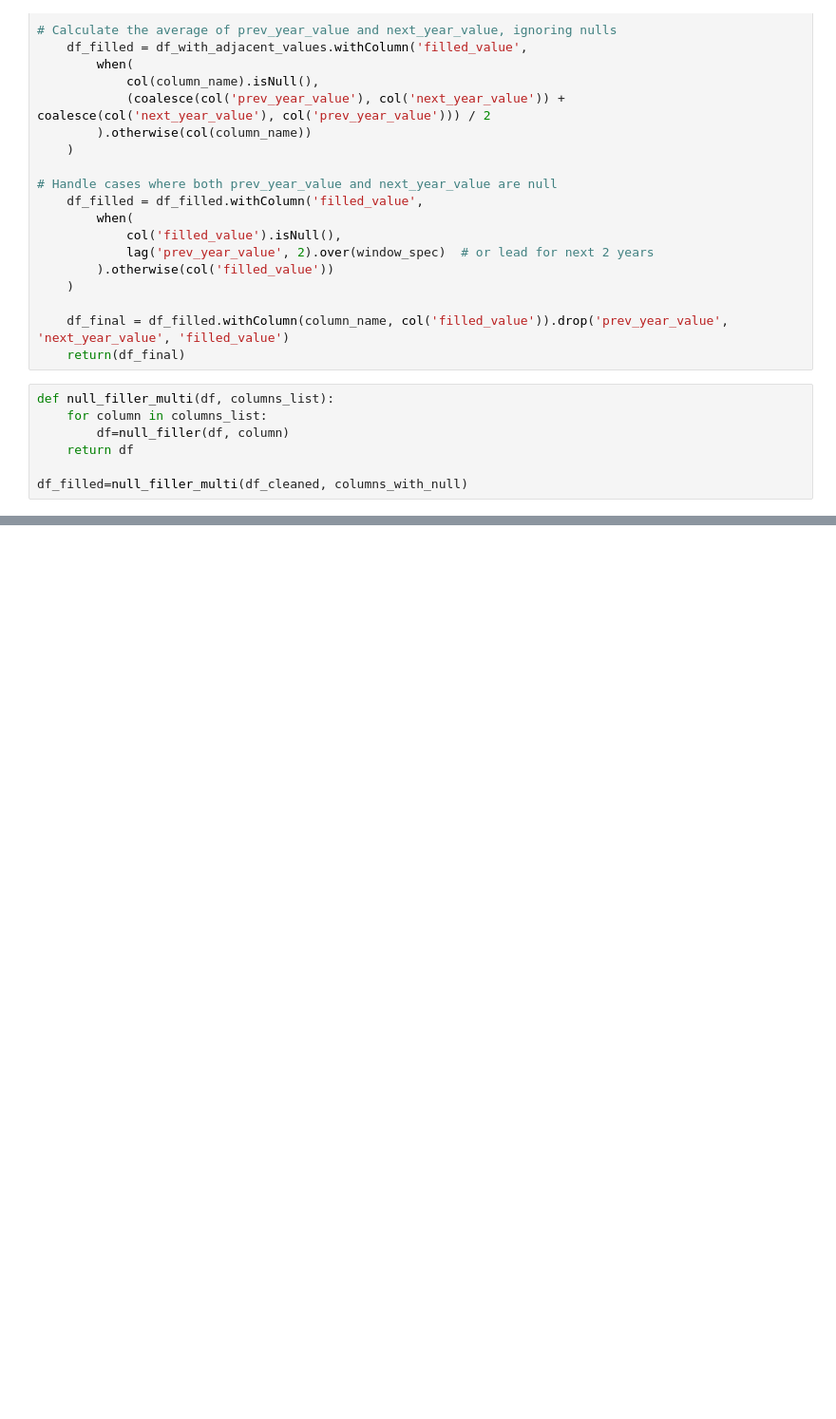
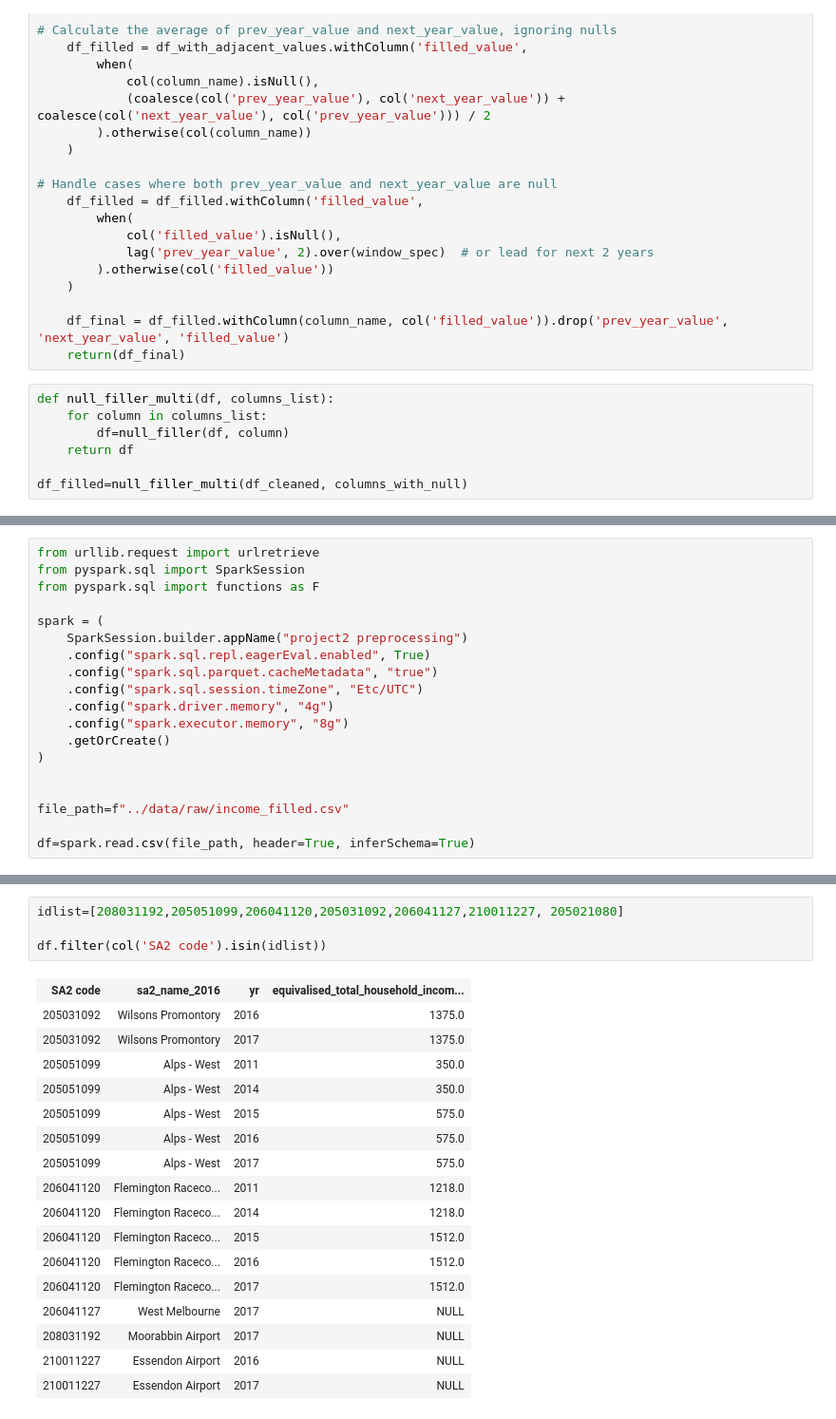
Before and after one commit to MAST30034-AppliedDataScience/project-2-group-real-estate-industry-project-19, a Jupyter notebook: notebooks/preprocess_income.ipynb, the cells around one changed output, grey strips where cells are left out. Shown at 95% size. Saved outputs shown, nothing was run; the diff lists cells and outputs as text; blank space fills up the shorter version.

```diff
--- a/notebooks/preprocess_income.ipynb
+++ b/notebooks/preprocess_income.ipynb
@@ -92,0 +112,19 @@ df_filled=null_filler_multi(df_cleaned, columns_with_null)
+# %%
+from urllib.request import urlretrieve
+from pyspark.sql import SparkSession
+from pyspark.sql import functions as F
+
+spark = (
+    SparkSession.builder.appName("project2 preprocessing")
+    .config("spark.sql.repl.eagerEval.enabled", True)
+    .config("spark.sql.parquet.cacheMetadata", "true")
+    .config("spark.sql.session.timeZone", "Etc/UTC")
+    .config("spark.driver.memory", "4g")
+    .config("spark.executor.memory", "8g")
+    .getOrCreate()
+)
+
+
+file_path=f"../data/raw/income_filled.csv"
+
+df=spark.read.csv(file_path, header=True, inferSchema=True)
@@ -92,0 +170,22 @@ df_filled=null_filler_multi(df_cleaned, columns_with_null)
+# %%
+idlist=[208031192,205051099,206041120,205031092,206041127,210011227, 205021080]
+
+df.filter(col('SA2 code').isin(idlist))
+# %% [output]
+| SA2 code | sa2_name_2016 | yr | equivalised_total_household_incom... |
+| 205031092 | Wilsons Promontory | 2016 | 1375.0 |
+| 205031092 | Wilsons Promontory | 2017 | 1375.0 |
+| 205051099 | Alps - West | 2011 | 350.0 |
+| 205051099 | Alps - West | 2014 | 350.0 |
+| 205051099 | Alps - West | 2015 | 575.0 |
+| 205051099 | Alps - West | 2016 | 575.0 |
+| 205051099 | Alps - West | 2017 | 575.0 |
+| 206041120 | Flemington Raceco... | 2011 | 1218.0 |
+| 206041120 | Flemington Raceco... | 2014 | 1218.0 |
+| 206041120 | Flemington Raceco... | 2015 | 1512.0 |
+| 206041120 | Flemington Raceco... | 2016 | 1512.0 |
+| 206041120 | Flemington Raceco... | 2017 | 1512.0 |
+| 206041127 | West Melbourne | 2017 | NULL |
+| 208031192 | Moorabbin Airport | 2017 | NULL |
+| 210011227 | Essendon Airport | 2016 | NULL |
+| 210011227 | Essendon Airport | 2017 | NULL |
```
Also changed, not shown: parts of 11 cells of this notebook, 3 other files.
